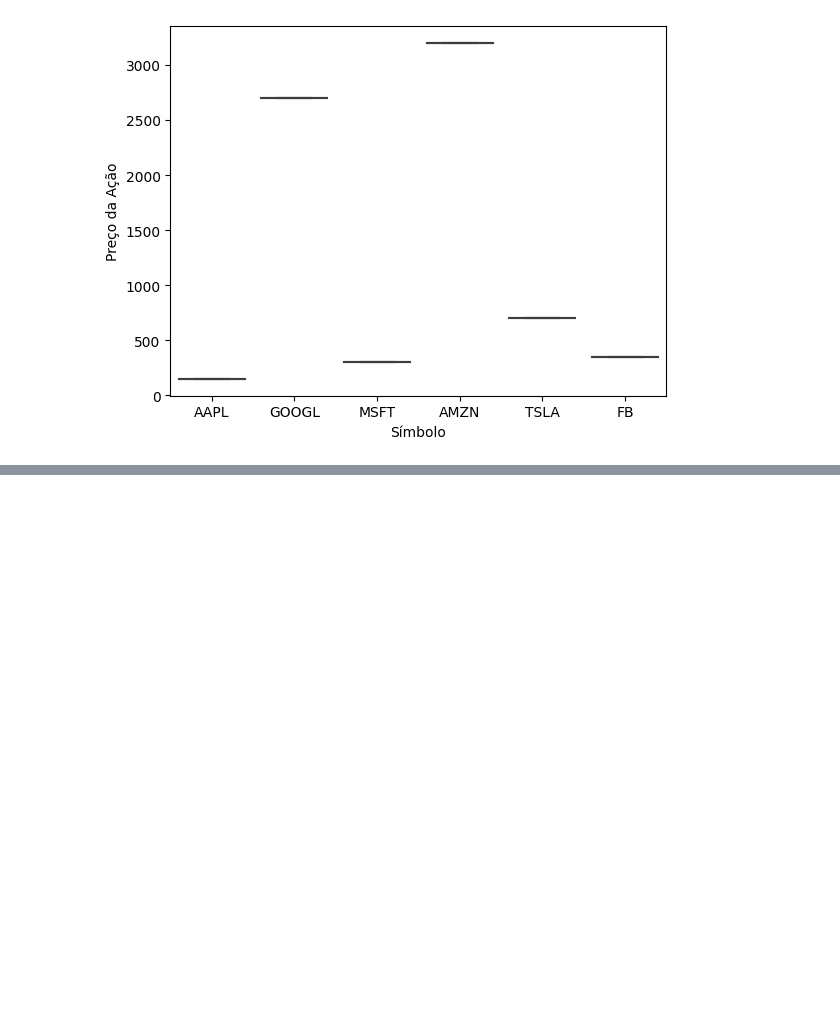
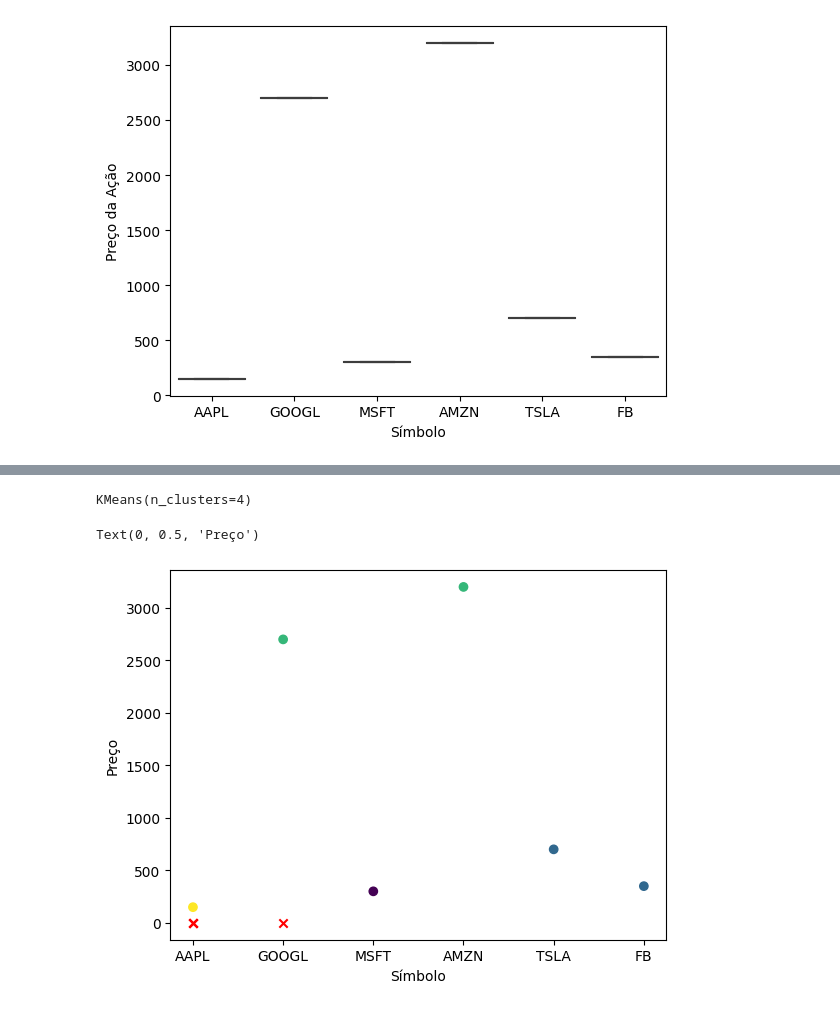
Before and after one commit to danielvieira95/Intelig-ncia-Artificial-e-Big-Data--2-2024, a Jupyter notebook: TurmaA/A16/codigo.ipynb, the cells around one changed output, grey strips where cells are left out. Saved outputs shown, nothing was run; the diff lists cells and outputs as text; code cells hidden in the pictures; blank space fills up the shorter version.

Commit message:
A16
grafico 2
pd get dummies

```diff
--- a/TurmaA/A16/codigo.ipynb
+++ b/TurmaA/A16/codigo.ipynb
@@ -73,3 +73,5 @@ sns.boxplot(x=df['Símbolo'],y=df['Preço da Ação']) # Boxplot
 # %% [output]
 <Axes: xlabel='Símbolo', ylabel='Preço da Ação'>
 [figure]
+# %%
+dados_ativos = pd.get_dummies(df,columns= ['Símbolo'])
@@ -75,0 +87,5 @@ sns.boxplot(x=df['Símbolo'],y=df['Preço da Ação']) # Boxplot
+# %%
+kmeans = KMeans(n_clusters=4)
+kmeans.fit(dados_ativos)
+# %% [output]
+KMeans(n_clusters=4)
@@ -75,0 +94,13 @@ sns.boxplot(x=df['Símbolo'],y=df['Preço da Ação']) # Boxplot
+# %%
+# Visualizando os agrupamentos
+labels = kmeans.labels_
+centroids = kmeans.cluster_centers_
+# %%
+# Plotando as visualizações
+plt.scatter(data['Símbolo'],data['Preço da Ação'],c=labels)
+plt.scatter(centroids[:,4],centroids[:,4],marker='x',color = 'red')
+plt.xlabel('Símbolo')
+plt.ylabel('Preço')
+# %% [output]
+Text(0, 0.5, 'Preço')
+[figure, added]
```
Also changed, not shown: parts of 2 cells of this notebook.
